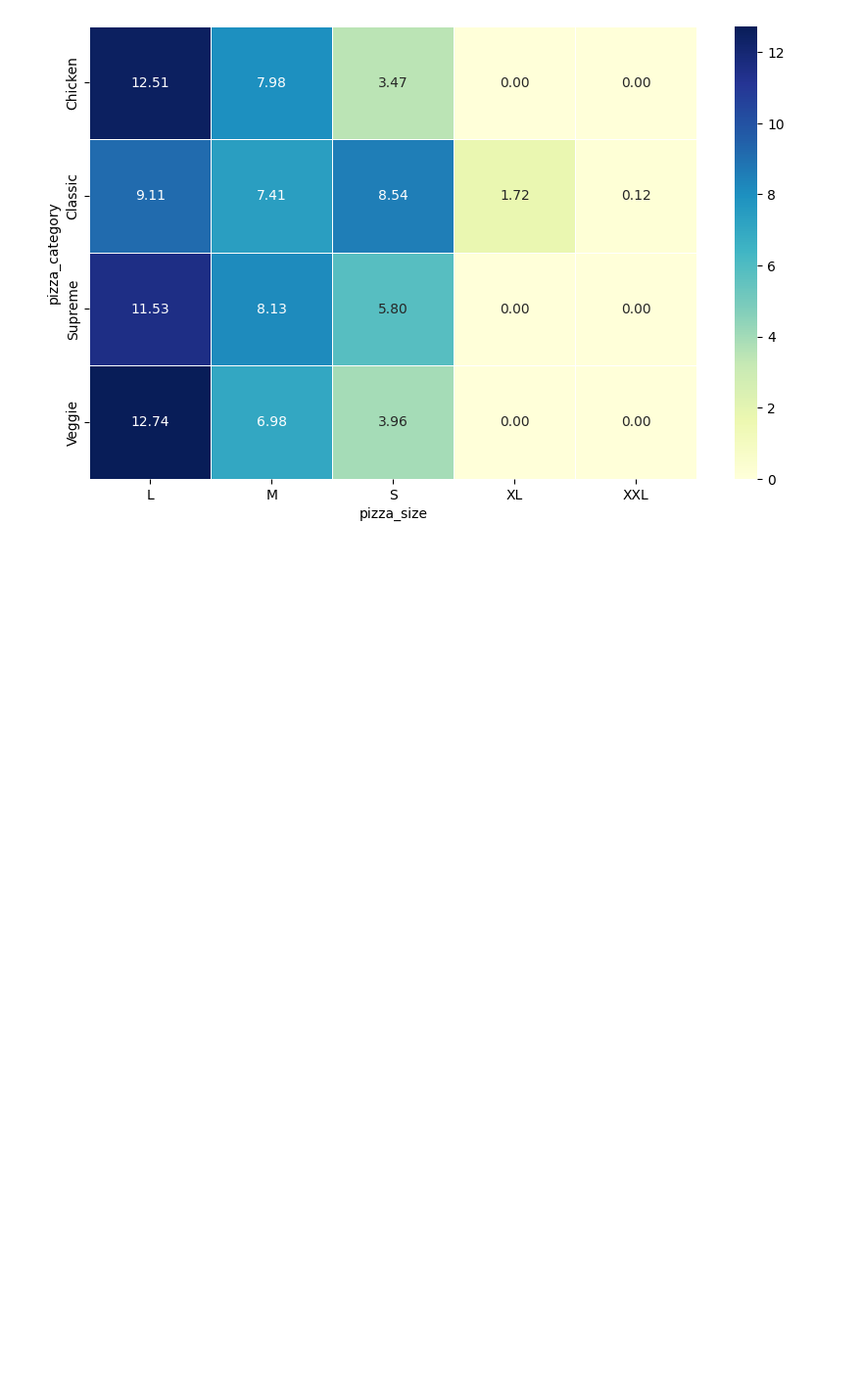
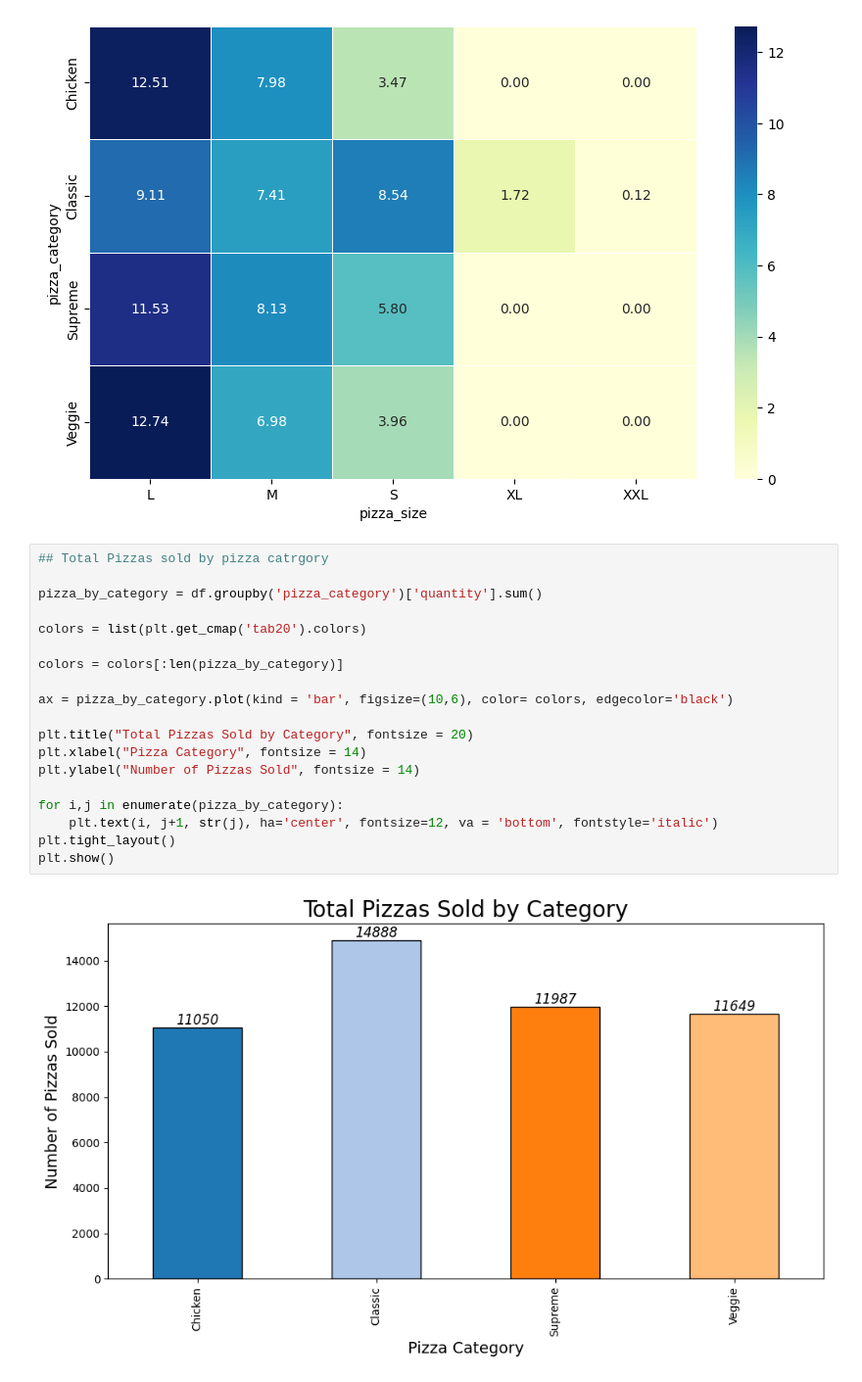
Before and after one commit to ElangoJagan/Python_Portfolio, a Jupyter notebook: Code.ipynb, the cells around one changed output. Shown: that part at 98% size. Cells and saved outputs as stored; diff of their text form; blank space fills up the shorter version.

```diff
--- a/Code.ipynb
+++ b/Code.ipynb
@@ -327,3 +327,24 @@ sns.heatmap(sales_pct, annot = True, fmt = '.2f', cmap = 'YlGnBu', linewidth = 0
 plt.show()
 # %% [output]
 [figure]
+# %%
+## Total Pizzas sold by pizza catrgory
+
+pizza_by_category = df.groupby('pizza_category')['quantity'].sum()
+
+colors = list(plt.get_cmap('tab20').colors)
+
+colors = colors[:len(pizza_by_category)]
+
+ax = pizza_by_category.plot(kind = 'bar', figsize=(10,6), color= colors, edgecolor='black')
+
+plt.title("Total Pizzas Sold by Category", fontsize = 20)
+plt.xlabel("Pizza Category", fontsize = 14)
+plt.ylabel("Number of Pizzas Sold", fontsize = 14)
+
+for i,j in enumerate(pizza_by_category):
+    plt.text(i, j+1, str(j), ha='center', fontsize=12, va = 'bottom', fontstyle='italic')
+plt.tight_layout()
+plt.show()
+# %% [output]
+[figure, added]
```
Also changed, not shown: parts of 2 cells of this notebook.
